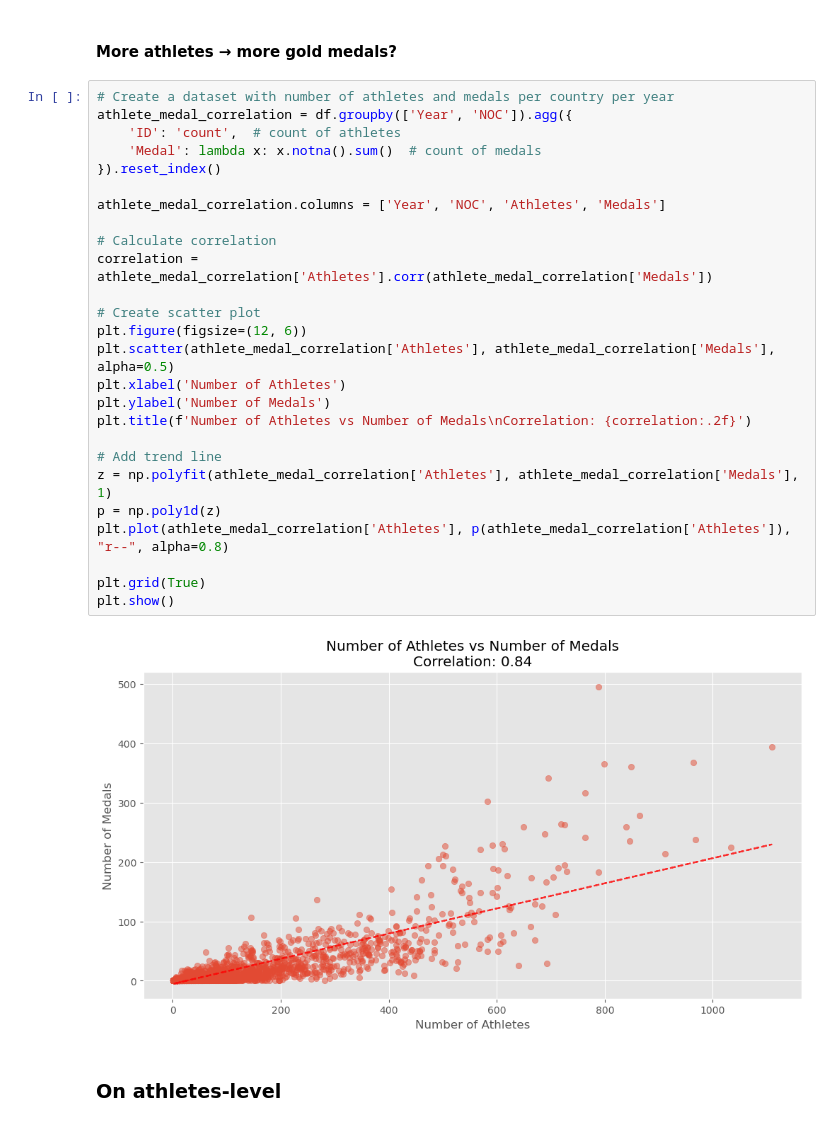
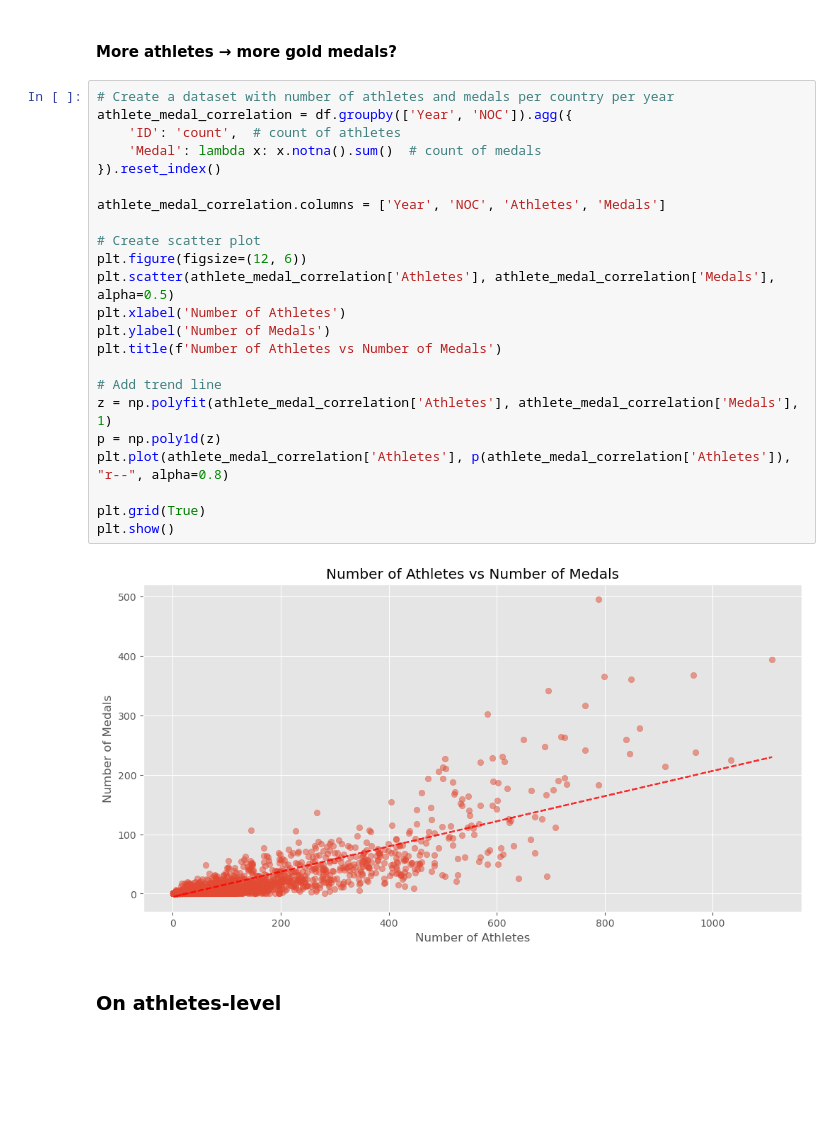
Before and after one commit to njuliann/athlete_events, a Jupyter notebook: tidy_athletes.ipynb, the cells around one changed output. Saved outputs shown, nothing was run; the diff lists cells and outputs as text; blank space fills up the shorter version.

```diff
--- a/tidy_athletes.ipynb
+++ b/tidy_athletes.ipynb
@@ -236,31 +236,28 @@ dtype: int64
 # %%
 # Create a dataset with number of athletes and medals per country per year
 athlete_medal_correlation = df.groupby(['Year', 'NOC']).agg({
     'ID': 'count',  # count of athletes
     'Medal': lambda x: x.notna().sum()  # count of medals
 }).reset_index()
 
 athlete_medal_correlation.columns = ['Year', 'NOC', 'Athletes', 'Medals']
 
-# Calculate correlation
-correlation = athlete_medal_correlation['Athletes'].corr(athlete_medal_correlation['Medals'])
-
 # Create scatter plot
 plt.figure(figsize=(12, 6))
 plt.scatter(athlete_medal_correlation['Athletes'], athlete_medal_correlation['Medals'], alpha=0.5)
 plt.xlabel('Number of Athletes')
 plt.ylabel('Number of Medals')
-plt.title(f'Number of Athletes vs Number of Medals\nCorrelation: {correlation:.2f}')
+plt.title(f'Number of Athletes vs Number of Medals')
 
 # Add trend line
 z = np.polyfit(athlete_medal_correlation['Athletes'], athlete_medal_correlation['Medals'], 1)
 p = np.poly1d(z)
 plt.plot(athlete_medal_correlation['Athletes'], p(athlete_medal_correlation['Athletes']), "r--", alpha=0.8)
 
 plt.grid(True)
 plt.show()
 # %% [output]
-[figure, old version]
+[figure, new version]
 # %% [markdown]
 ### On athletes-level
 # %% [markdown]
```
Also changed, not shown: parts of 12 cells of this notebook.
